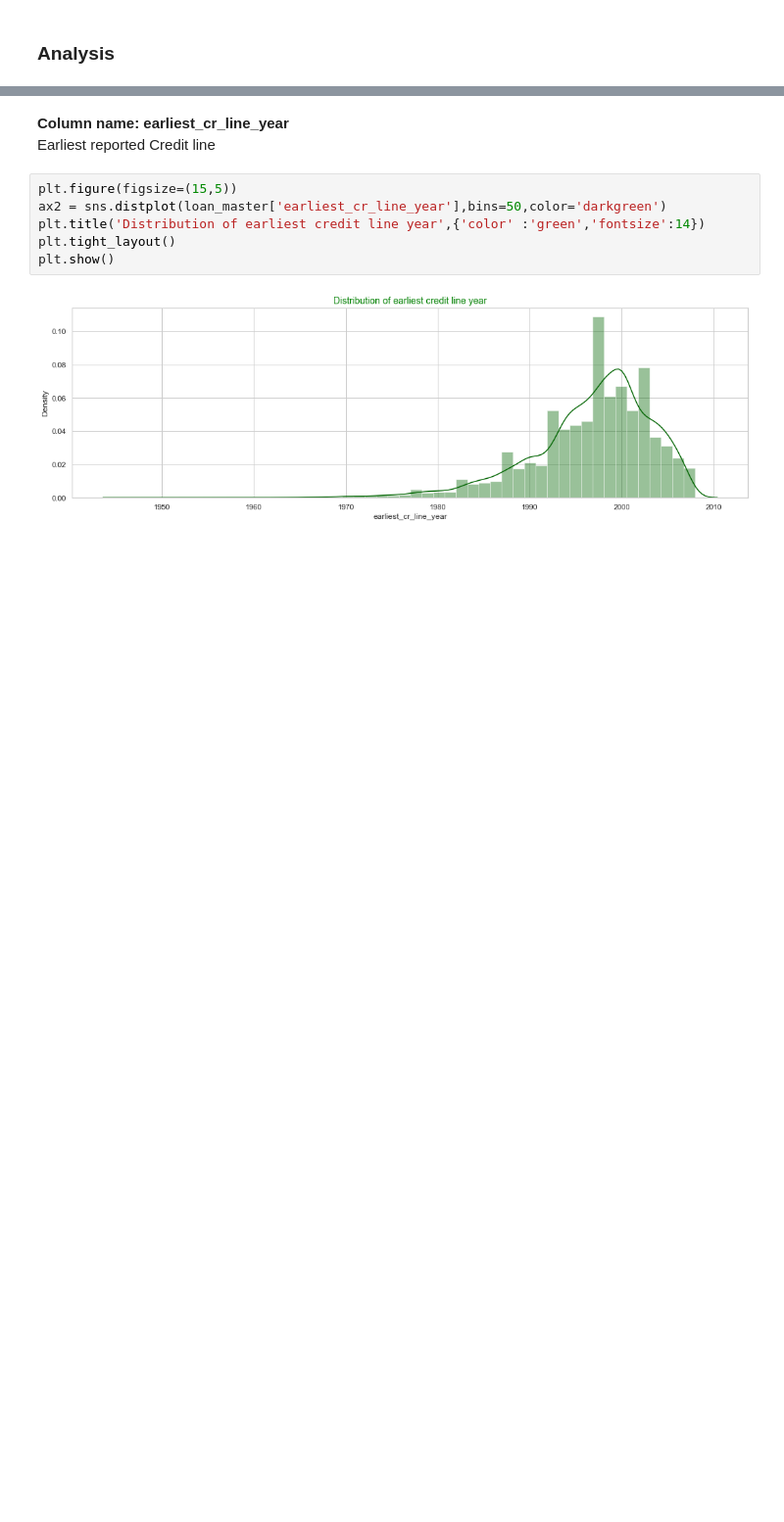
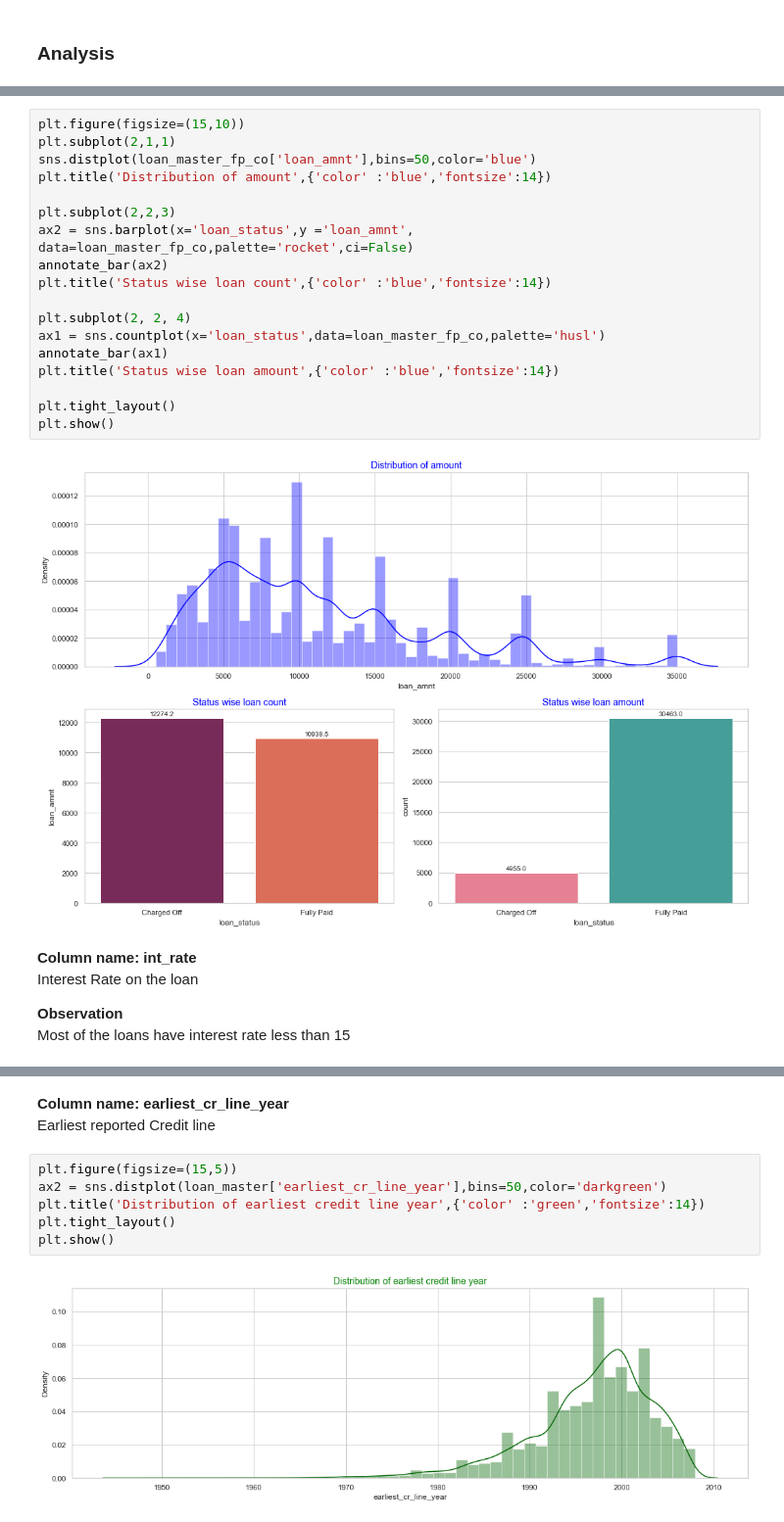
Before and after one commit to Utkarsh4610/LendingClub, a Jupyter notebook: LendingClubCaseStudy.ipynb, the cells around one changed output, grey strips where cells are left out. Shown at 98% size. Saved outputs shown, nothing was run; the diff lists cells and outputs as text; blank space fills up the shorter version.

```diff
--- a/LendingClubCaseStudy.ipynb
+++ b/LendingClubCaseStudy.ipynb
@@ -536,0 +506,26 @@ plt.show()
+# %%
+plt.figure(figsize=(15,10))
+plt.subplot(2,1,1)
+sns.distplot(loan_master_fp_co['loan_amnt'],bins=50,color='blue')
+plt.title('Distribution of amount',{'color' :'blue','fontsize':14})
+
+plt.subplot(2,2,3)
+ax2 = sns.barplot(x='loan_status',y ='loan_amnt', data=loan_master_fp_co,palette='rocket',ci=False)
+annotate_bar(ax2)
+plt.title('Status wise loan count',{'color' :'blue','fontsize':14})
+
+plt.subplot(2, 2, 4)
+ax1 = sns.countplot(x='loan_status',data=loan_master_fp_co,palette='husl')
+annotate_bar(ax1)
+plt.title('Status wise loan amount',{'color' :'blue','fontsize':14})
+
+plt.tight_layout()
+plt.show()
+# %% [output]
+[figure, added]
+# %% [markdown]
+**Column name: int_rate** <br>
+Interest Rate on the loan<br>
+
+**Observation** <br>
+Most of the loans have interest rate less than 15
```
Also changed, not shown: parts of 63 cells of this notebook.
